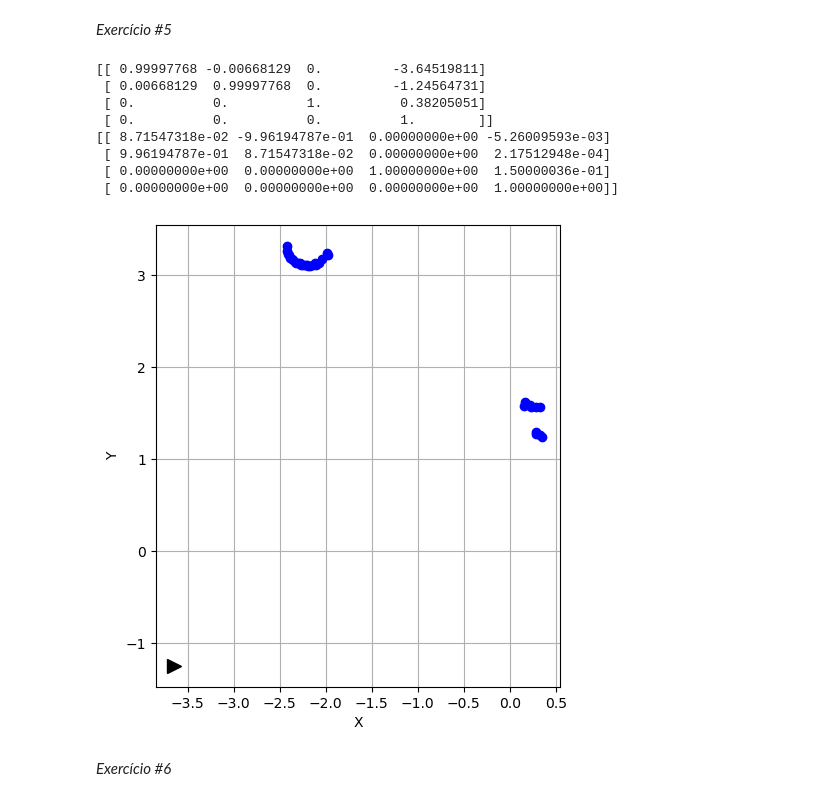
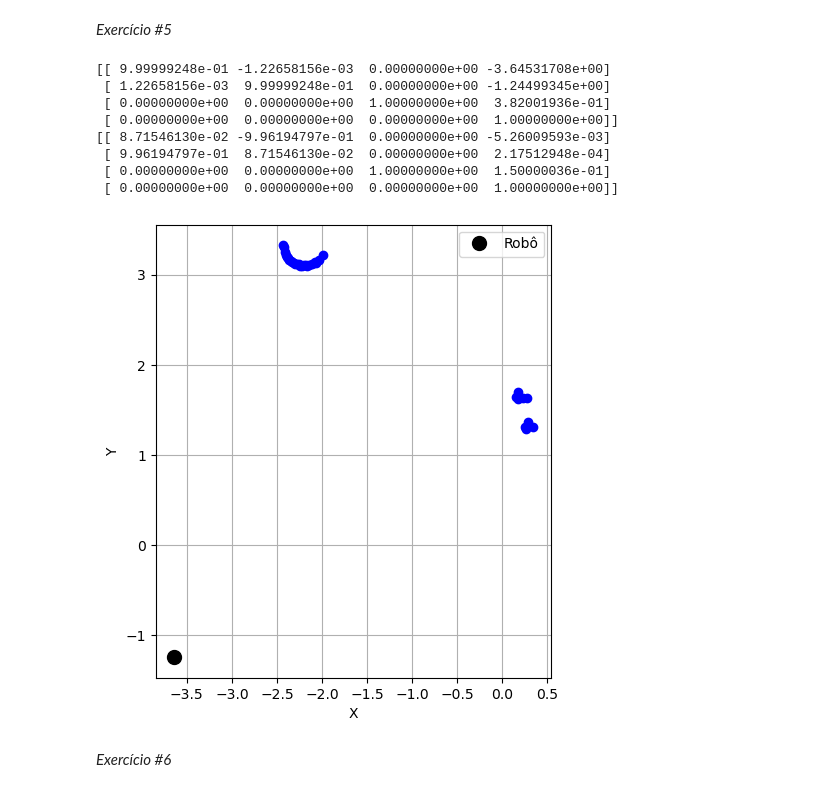
Before and after one commit to frbo1/TP-1---robotica-movel, a Jupyter notebook: TP1.ipynb, the cells around one changed output. Cells and saved outputs as stored; diff of their text form; code cells hidden in the pictures.

```diff
--- a/TP1.ipynb
+++ b/TP1.ipynb
@@ -125,6 +125,19 @@ OBJS = ["fastHokuyo"]
 if id_cliente != -1:
     CONSTANTE = np.array([0, 0, 0, 1]) #Última linha para transformada
     max_sensor_range = 5
+
+    #Handle para os dados do LASER
+    laser_range_data = "hokuyo_range_data"
+    laser_angle_data = "hokuyo_angle_data"
+
+    #Loop para garantir que as leituras serão válidas
+    rv = 1
+    while rv != 0:
+        rv, range_data = sim.simxGetStringSignal(id_cliente, laser_range_data, sim.simx_opmode_streaming + 10)
+
+    #Leitura dos dados do laser
+    raw_range_data, raw_angle_data = readSensorData(id_cliente, laser_range_data, laser_angle_data)
+    laser_data = np.array([raw_angle_data, raw_range_data]).T
 
     #Informações do robô
     rv, handle_robo = sim.simxGetObjectHandle(id_cliente, NOME_ROBO, sim.simx_opmode_oneshot_wait)
@@ -148,59 +161,45 @@ if id_cliente != -1:
     T_RL = np.row_stack((temp, CONSTANTE))
     print(T_RL)
 
-    #Handle para os dados do LASER
-    laser_range_data = "hokuyo_range_data"
-    laser_angle_data = "hokuyo_angle_data"
-
-    #Loop para garantir que as leituras serão válidas
-    rv = 1
-    while rv != 0:
-        rv, range_data = sim.simxGetStringSignal(id_cliente, laser_range_data, sim.simx_opmode_streaming + 10)
-
-    #Leitura dos dados do laser
-    raw_range_data, raw_angle_data = readSensorData(id_cliente, laser_range_data, laser_angle_data)
-    laser_data = np.array([raw_angle_data, raw_range_data]).T
-
     #Plotando dados do laser em referência global
     fig = plt.figure(figsize=(6,6), dpi=100)
     ax = fig.add_subplot(111, aspect='equal')
 
     for i in range(len(laser_data)):
         ang, dist = laser_data[i]
 
         if (max_sensor_range - dist) > 0.1:
             x = dist * np.cos(ang)
             y = dist * np.sin(ang)
             z = 0
             P_L = np.array([x,y,z,1])
             P_W = T_WR @ T_RL @ P_L #Para achar posição global a partir da posição detectada pelo laser
             c = 'r'
             if ang < 0:
                 c = 'b'
             ax.plot(P_W[0], P_W[1], 'o', color=c)
 
-    ax.plot(pos_robo[0], pos_robo[1], 'k>', markersize=10)
+    ax.plot(pos_robo[0], pos_robo[1], 'o', color='black', markersize=10, label='Robô')
 
     ax.grid()
-    #ax.set_xlim([-max_sensor_range, max_sensor_range])
+    ax.legend()
     ax.set_xlabel("X")
-    #ax.set_ylim([-max_sensor_range, max_sensor_range])
     ax.set_ylabel("Y")
 
     sim.simxFinish(id_cliente)
 
 else:
     print("Não foi possível conectar ao Coppelia Sim!")
 # %% [output]
-[[ 0.99997768 -0.00668129  0.         -3.64519811]
- [ 0.00668129  0.99997768  0.         -1.24564731]
- [ 0.          0.          1.          0.38205051]
- [ 0.          0.          0.          1.        ]]
-[[ 8.71547318e-02 -9.96194787e-01  0.00000000e+00 -5.26009593e-03]
- [ 9.96194787e-01  8.71547318e-02  0.00000000e+00  2.17512948e-04]
+[[ 9.99999248e-01 -1.22658156e-03  0.00000000e+00 -3.64531708e+00]
+ [ 1.22658156e-03  9.99999248e-01  0.00000000e+00 -1.24499345e+00]
+ [ 0.00000000e+00  0.00000000e+00  1.00000000e+00  3.82001936e-01]
+ [ 0.00000000e+00  0.00000000e+00  0.00000000e+00  1.00000000e+00]]
+[[ 8.71546130e-02 -9.96194797e-01  0.00000000e+00 -5.26009593e-03]
+ [ 9.96194797e-01  8.71546130e-02  0.00000000e+00  2.17512948e-04]
  [ 0.00000000e+00  0.00000000e+00  1.00000000e+00  1.50000036e-01]
  [ 0.00000000e+00  0.00000000e+00  0.00000000e+00  1.00000000e+00]]
-[figure, old version]
+[figure, new version]
 # %% [markdown]
 *Exercício #6*
 # %%
```
Also changed, not shown: parts of 2 cells of this notebook.
